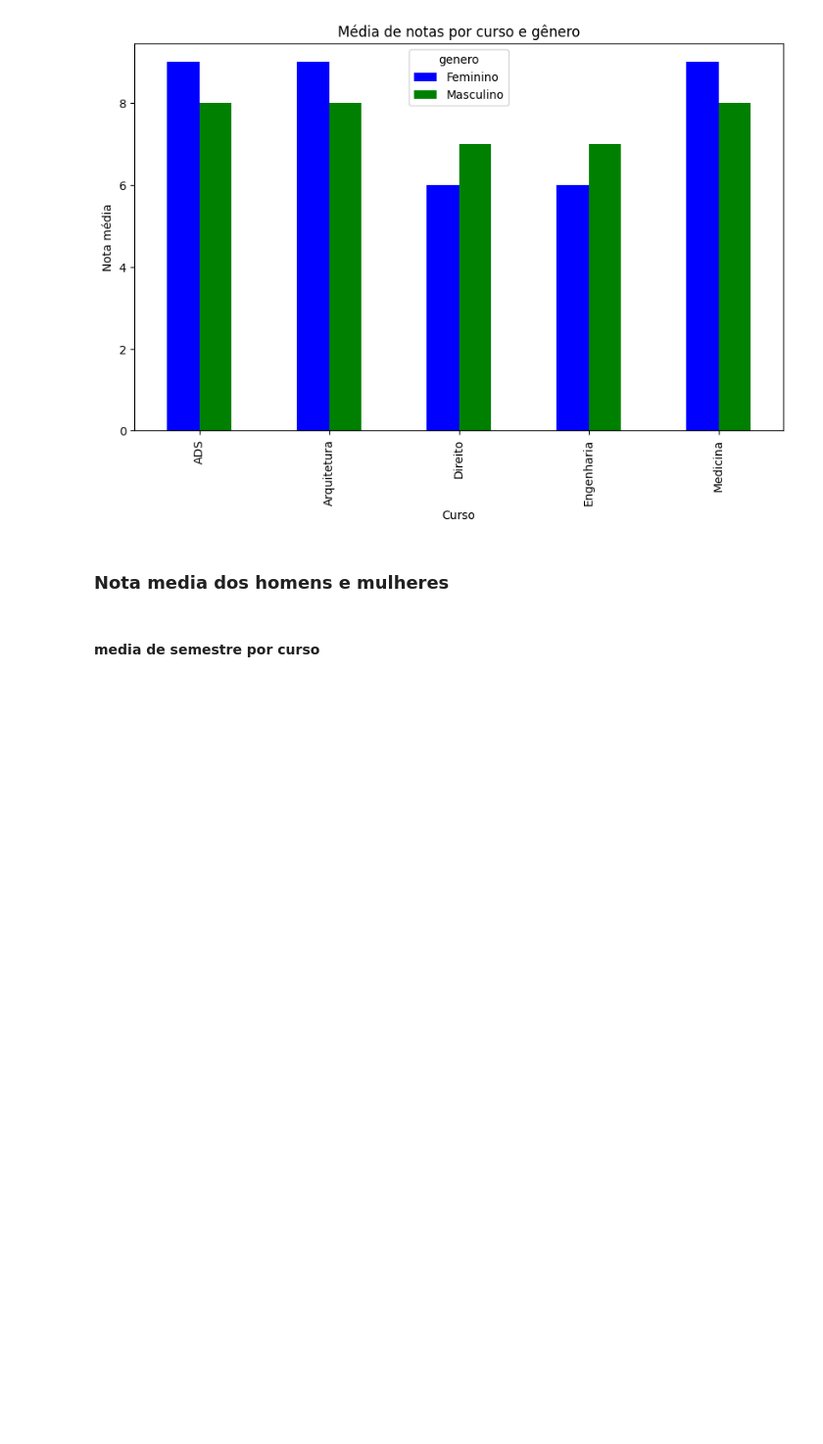
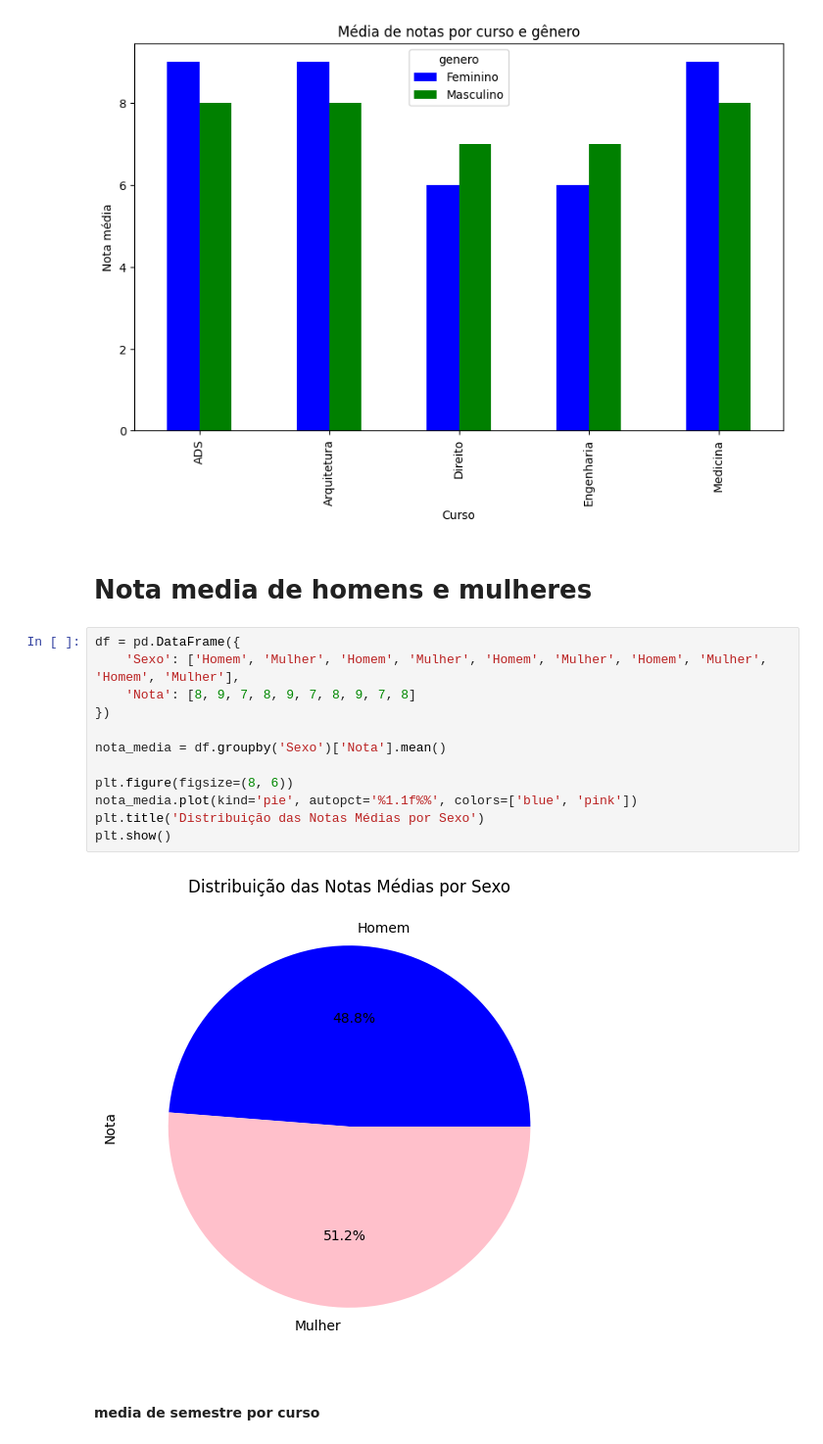
Before and after one commit to jesieldossantos/Curso-IA, a Jupyter notebook: analises/alunos/dados_alunos.ipynb, the cells around one changed output. Shown at 98% size. Drawn from its saved outputs; the diff is of its cells as text; blank space fills up the shorter version.

```diff
--- a/analises/alunos/dados_alunos.ipynb
+++ b/analises/alunos/dados_alunos.ipynb
@@ -193,7 +193,21 @@ plt.ylabel('Nota média')
 plt.show()
 # %% [output]
 [figure]
-# %% [markdown]
-### Nota media dos homens e mulheres
+# %% [markdown]
+# Nota media de homens e mulheres
+# %%
+df = pd.DataFrame({
+    'Sexo': ['Homem', 'Mulher', 'Homem', 'Mulher', 'Homem', 'Mulher', 'Homem', 'Mulher', 'Homem', 'Mulher'],
+    'Nota': [8, 9, 7, 8, 9, 7, 8, 9, 7, 8]
+})
+
+nota_media = df.groupby('Sexo')['Nota'].mean()
+
+plt.figure(figsize=(8, 6))
+nota_media.plot(kind='pie', autopct='%1.1f%%', colors=['blue', 'pink'])
+plt.title('Distribuição das Notas Médias por Sexo')
+plt.show()
+# %% [output]
+[figure, added]
 # %% [markdown]
 #### media de semestre por curso
```
Also changed, not shown: parts of 3 cells of this notebook, 1 other file.
